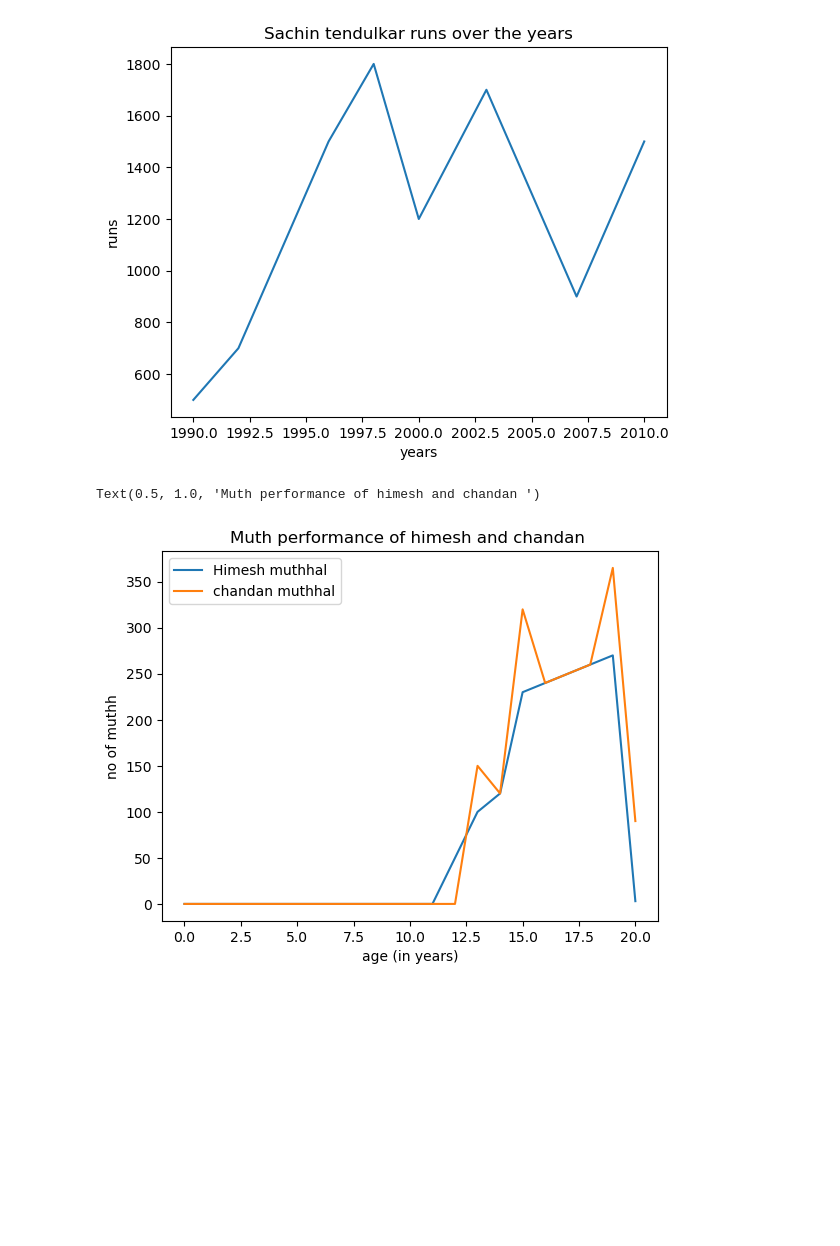
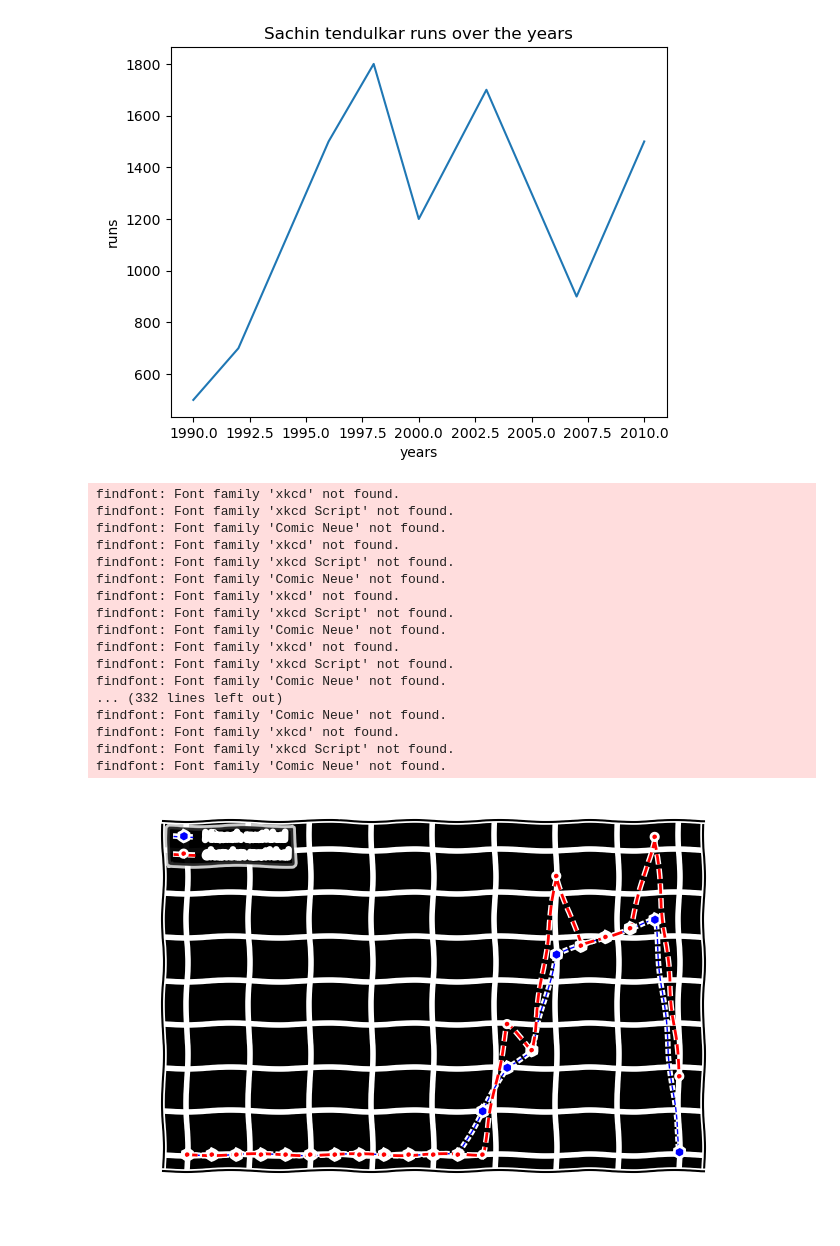
Before and after one commit to Venux09/Data-science-learning, a Jupyter notebook: matplotlib data visualization/matplotlib.ipynb, the cells around one changed output. Cells and saved outputs as stored; diff of their text form; code cells hidden in the pictures; blank space fills up the shorter version.

```diff
--- a/matplotlib data visualization/matplotlib.ipynb
+++ b/matplotlib data visualization/matplotlib.ipynb
@@ -19,13 +19,36 @@ Text(0.5, 1.0, 'Sachin tendulkar runs over the years')
 # %%
 himesh_mothh = [0,0,0,0,0,0,0,0,0,0,0,0,50,100,120,230,240,250,260,270,3]
 chandan_mothh=[0,0,0,0,0,0,0,0,0,0,0,0,0,150,120,320,240,250,260,365,90]
 years = [0,1,2,3,4,5,6,7,8,9,10,11,12,13,14,15,16,17,18,19,20]
-plt.plot(years,himesh_mothh,label="Himesh muthhal")
-plt.plot(years,chandan_mothh,label="chandan muthhal")#use label fro makinng that data to that label which you have named
-plt.xlabel('age (in years)')#for makinng the x label
-plt.ylabel('no of muthh')#for making the y axis
-plt.legend()#for giving the colour to both data using the legend
-plt.title('Muth performance of himesh and chandan ')#method used fro making the title
+with plt.xkcd():
+
+
+
+           plt.plot(years,himesh_mothh,'bh--',linewidth = 1,label="Himesh muthhal")
+           plt.plot(years,chandan_mothh,'r.--',label="chandan muthhal")#use label fro makinng that data to that label which you have named
+           plt.xlabel('age (in years)')#for makinng the x label
+           plt.ylabel('no of muthh')#for making the y axis
+           plt.grid(True)
+           plt.tight_layout()
+
+           plt.legend()#for giving the colour to both data using the legend
+           plt.title('Muth performance of himesh and chandan ')#method used fro making the title
 # %% [output]
-Text(0.5, 1.0, 'Muth performance of himesh and chandan ')
+findfont: Font family 'xkcd' not found.
+findfont: Font family 'xkcd Script' not found.
+findfont: Font family 'Comic Neue' not found.
+findfont: Font family 'xkcd' not found.
+findfont: Font family 'xkcd Script' not found.
+findfont: Font family 'Comic Neue' not found.
+findfont: Font family 'xkcd' not found.
+findfont: Font family 'xkcd Script' not found.
+findfont: Font family 'Comic Neue' not found.
+findfont: Font family 'xkcd' not found.
+findfont: Font family 'xkcd Script' not found.
+findfont: Font family 'Comic Neue' not found.
+... (332 lines left out)
+findfont: Font family 'Comic Neue' not found.
+findfont: Font family 'xkcd' not found.
+findfont: Font family 'xkcd Script' not found.
+findfont: Font family 'Comic Neue' not found.
-[figure, old version]
+[figure, new version]
```
Also changed, not shown: parts of 1 cell of this notebook, 1 other file.
